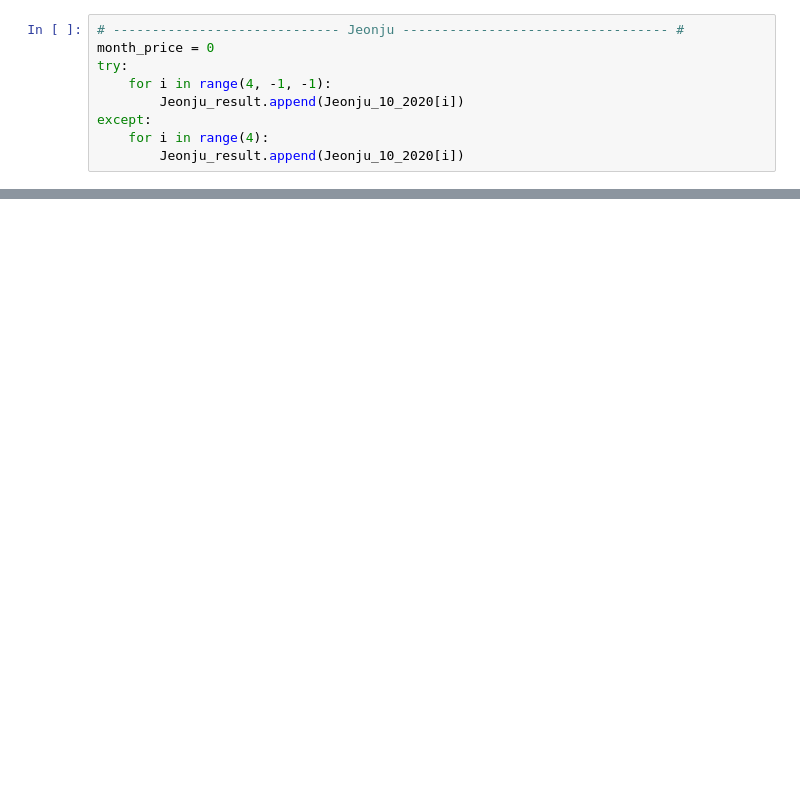
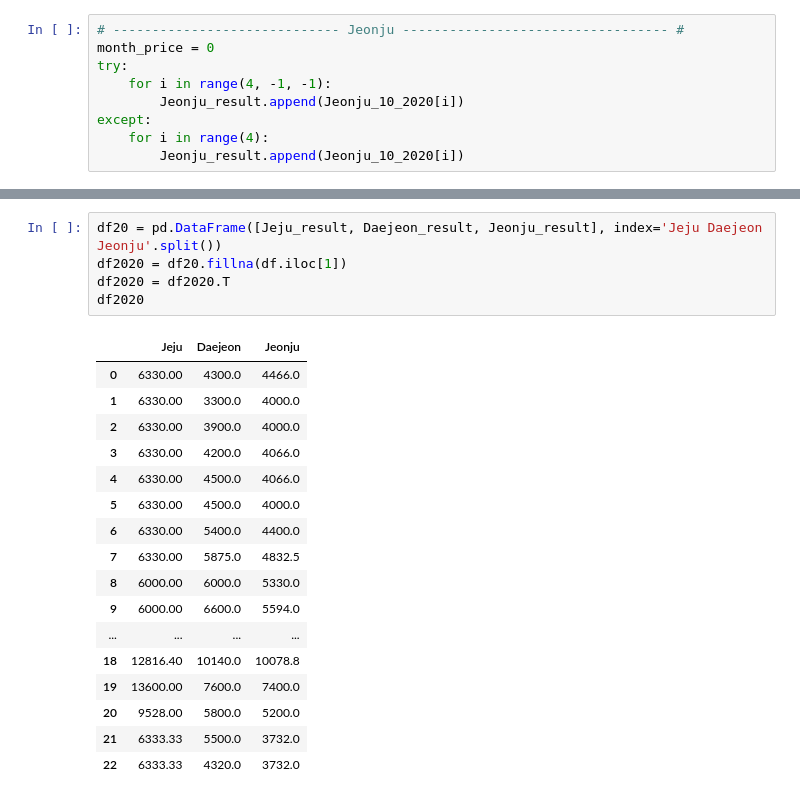
Before and after one commit to ysmin709/Get-Naver-Shopping-Data, a Jupyter notebook: Jeju Cabbage Data.ipynb, the cells around one changed output, grey strips where cells are left out. Saved outputs shown, nothing was run; the diff lists cells and outputs as text; blank space fills up the shorter version.

```diff
--- a/Jeju Cabbage Data.ipynb
+++ b/Jeju Cabbage Data.ipynb
@@ -289,0 +294,23 @@ plt.show()
+# %%
+df20 = pd.DataFrame([Jeju_result, Daejeon_result, Jeonju_result], index='Jeju Daejeon Jeonju'.split())
+df2020 = df20.fillna(df.iloc[1])
+df2020 = df2020.T
+df2020
+# %% [output]
+|  | Jeju | Daejeon | Jeonju |
+| 0 | 6330.00 | 4300.0 | 4466.0 |
+| 1 | 6330.00 | 3300.0 | 4000.0 |
+| 2 | 6330.00 | 3900.0 | 4000.0 |
+| 3 | 6330.00 | 4200.0 | 4066.0 |
+| 4 | 6330.00 | 4500.0 | 4066.0 |
+| 5 | 6330.00 | 4500.0 | 4000.0 |
+| 6 | 6330.00 | 5400.0 | 4400.0 |
+| 7 | 6330.00 | 5875.0 | 4832.5 |
+| 8 | 6000.00 | 6000.0 | 5330.0 |
+| 9 | 6000.00 | 6600.0 | 5594.0 |
+| ... | ... | ... | ... |
+| 18 | 12816.40 | 10140.0 | 10078.8 |
+| 19 | 13600.00 | 7600.0 | 7400.0 |
+| 20 | 9528.00 | 5800.0 | 5200.0 |
+| 21 | 6333.33 | 5500.0 | 3732.0 |
+| 22 | 6333.33 | 4320.0 | 3732.0 |
```
Also changed, not shown: parts of 17 cells of this notebook, 1 other file.
